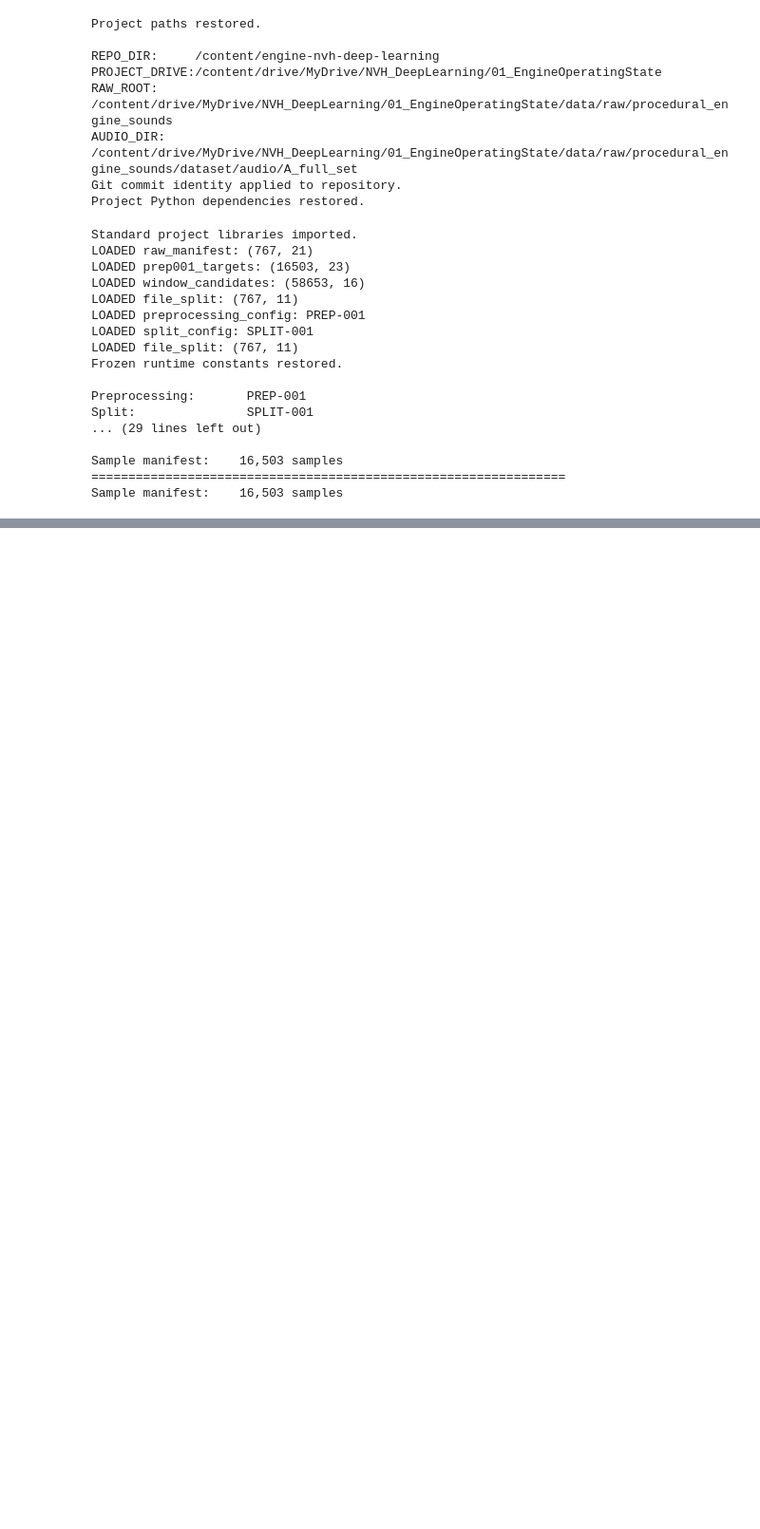
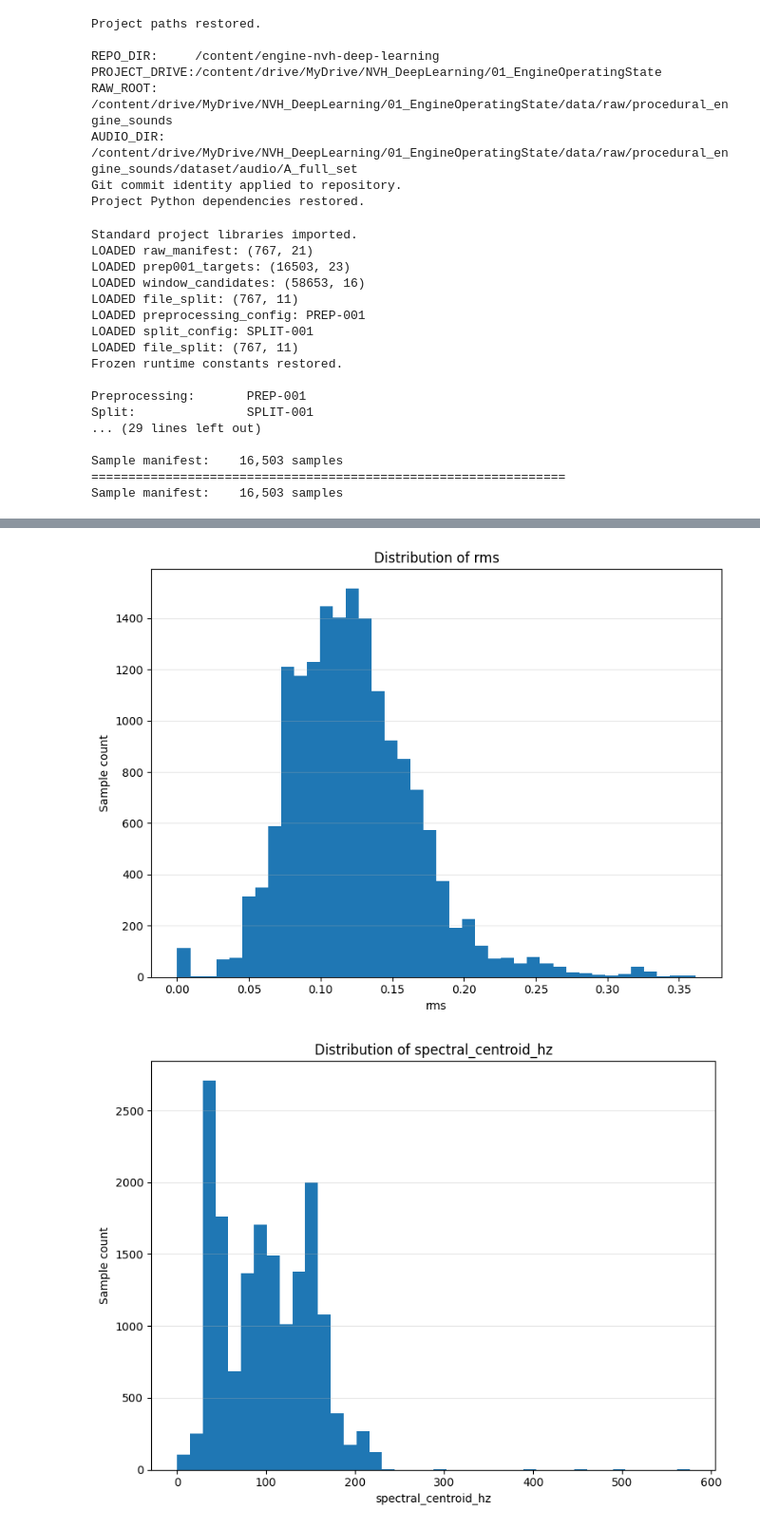
Before and after one commit to vaibhavjiyer87/engine-nvh-deep-learning, a Jupyter notebook: notebooks/06_baseline_feature_generation.ipynb, the cells around one changed output, grey strips where cells are left out. Shown at 95% size. Drawn from its saved outputs; the diff is of its cells as text; code cells hidden in the pictures; blank space fills up the shorter version.

```diff
--- a/notebooks/06_baseline_feature_generation.ipynb
+++ b/notebooks/06_baseline_feature_generation.ipynb
@@ -1252,0 +2558,74 @@ Sample manifest:    16,503 samples
+# %%
+# Create an audit figure directory
+BASELINE_FEATURE_FIGURE_DIR = (
+    FIGURE_DIR
+    / "baseline_features"
+)
+
+BASELINE_FEATURE_FIGURE_DIR.mkdir(
+    parents=True,
+    exist_ok=True,
+)
+# %%
+# At minimum, plot a few representative feature distributions:
+
+selected_feature_plots = [
+    "rms",
+    "spectral_centroid_hz",
+    "dominant_frequency_hz",
+    "mfcc_01_mean",
+]
+
+for feature_name in (
+    selected_feature_plots
+):
+
+    fig, ax = plt.subplots(
+        figsize=(8, 6)
+    )
+
+    ax.hist(
+        baseline_features[
+            feature_name
+        ],
+        bins=40,
+    )
+
+    ax.set_title(
+        f"Distribution of {feature_name}"
+    )
+
+    ax.set_xlabel(
+        feature_name
+    )
+
+    ax.set_ylabel(
+        "Sample count"
+    )
+
+    ax.grid(
+        True,
+        axis="y",
+        alpha=0.3,
+    )
+
+    fig.tight_layout()
+
+    output_path = (
+        BASELINE_FEATURE_FIGURE_DIR
+        / f"{feature_name}_distribution.png"
+    )
+
+    fig.savefig(
+        output_path,
+        dpi=300,
+        bbox_inches="tight",
+    )
+
+    plt.show()
+    plt.close(fig)
+
+    # Do not do feature selection yet.
+# %% [output]
+[figure, added]
+[figure, added]
```
Also changed, not shown: parts of 27 cells of this notebook.
